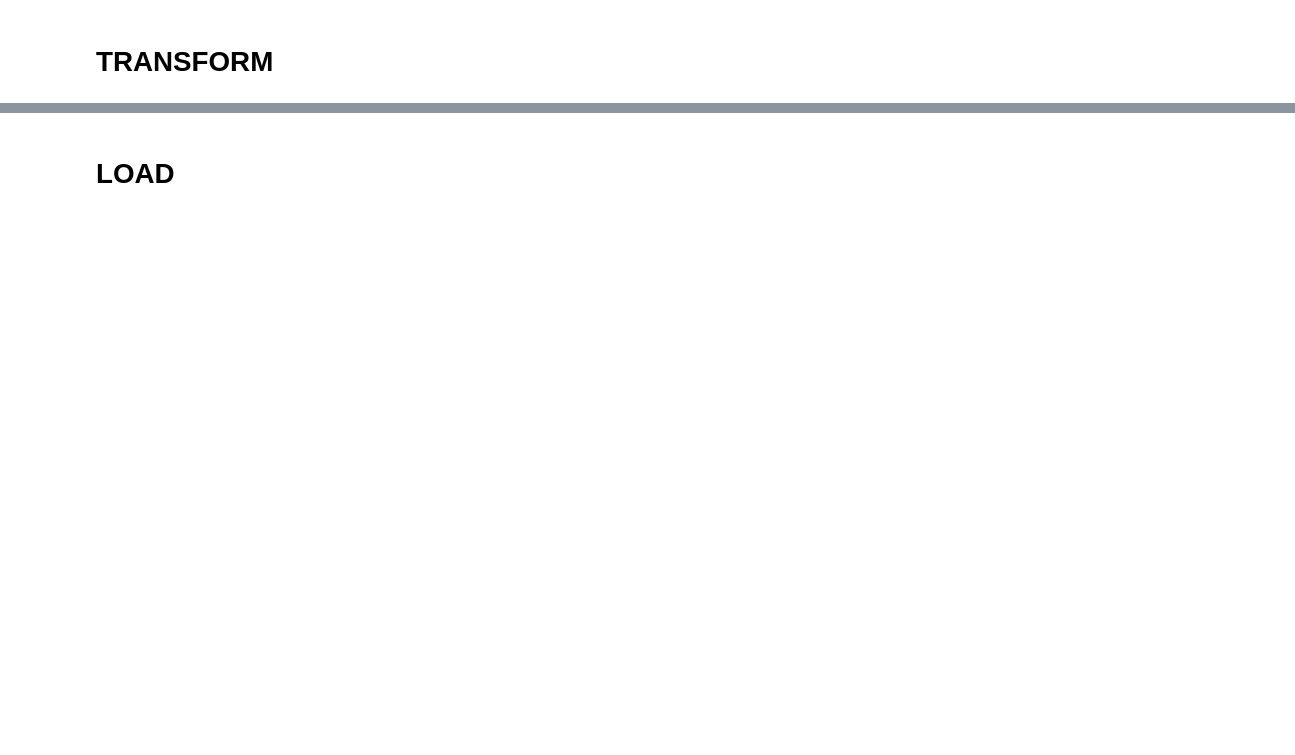
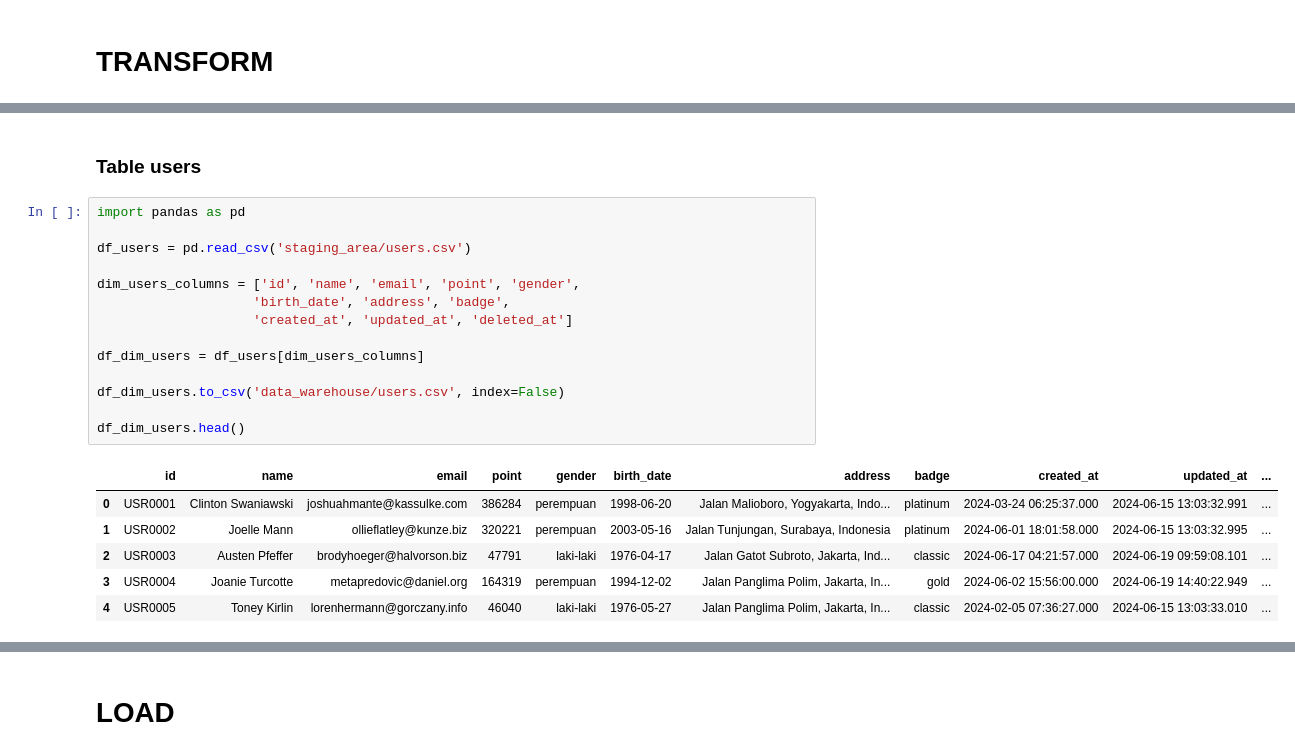
Before and after one commit to RECYTHNG/recything-de, a Jupyter notebook: recything.ipynb, the cells around one changed output, grey strips where cells are left out. Cells and saved outputs as stored; diff of their text form; blank space fills up the shorter version.

```diff
--- a/recything.ipynb
+++ b/recything.ipynb
@@ -437,0 +1652,23 @@ df_waste_materials.head()
+# %% [markdown]
+### Table users
+# %%
+import pandas as pd
+
+df_users = pd.read_csv('staging_area/users.csv')
+
+dim_users_columns = ['id', 'name', 'email', 'point', 'gender',
+                    'birth_date', 'address', 'badge',
+                    'created_at', 'updated_at', 'deleted_at']
+
+df_dim_users = df_users[dim_users_columns]
+
+df_dim_users.to_csv('data_warehouse/users.csv', index=False)
+
+df_dim_users.head()
+# %% [output]
+|  | id | name | email | point | gender | birth_date | address | badge | created_at | updated_at | ... |
+| 0 | USR0001 | Clinton Swaniawski | joshuahmante@kassulke.com | 386284 | perempuan | 1998-06-20 | Jalan Malioboro, Yogyakarta, Indo... | platinum | 2024-03-24 06:25:37.000 | 2024-06-15 13:03:32.991 | ... |
+| 1 | USR0002 | Joelle Mann | ollieflatley@kunze.biz | 320221 | perempuan | 2003-05-16 | Jalan Tunjungan, Surabaya, Indonesia | platinum | 2024-06-01 18:01:58.000 | 2024-06-15 13:03:32.995 | ... |
+| 2 | USR0003 | Austen Pfeffer | brodyhoeger@halvorson.biz | 47791 | laki-laki | 1976-04-17 | Jalan Gatot Subroto, Jakarta, Ind... | classic | 2024-06-17 04:21:57.000 | 2024-06-19 09:59:08.101 | ... |
+| 3 | USR0004 | Joanie Turcotte | metapredovic@daniel.org | 164319 | perempuan | 1994-12-02 | Jalan Panglima Polim, Jakarta, In... | gold | 2024-06-02 15:56:00.000 | 2024-06-19 14:40:22.949 | ... |
+| 4 | USR0005 | Toney Kirlin | lorenhermann@gorczany.info | 46040 | laki-laki | 1976-05-27 | Jalan Panglima Polim, Jakarta, In... | classic | 2024-02-05 07:36:27.000 | 2024-06-15 13:03:33.010 | ... |
```
Also changed, not shown: parts of 179 cells of this notebook, 55 other files.
